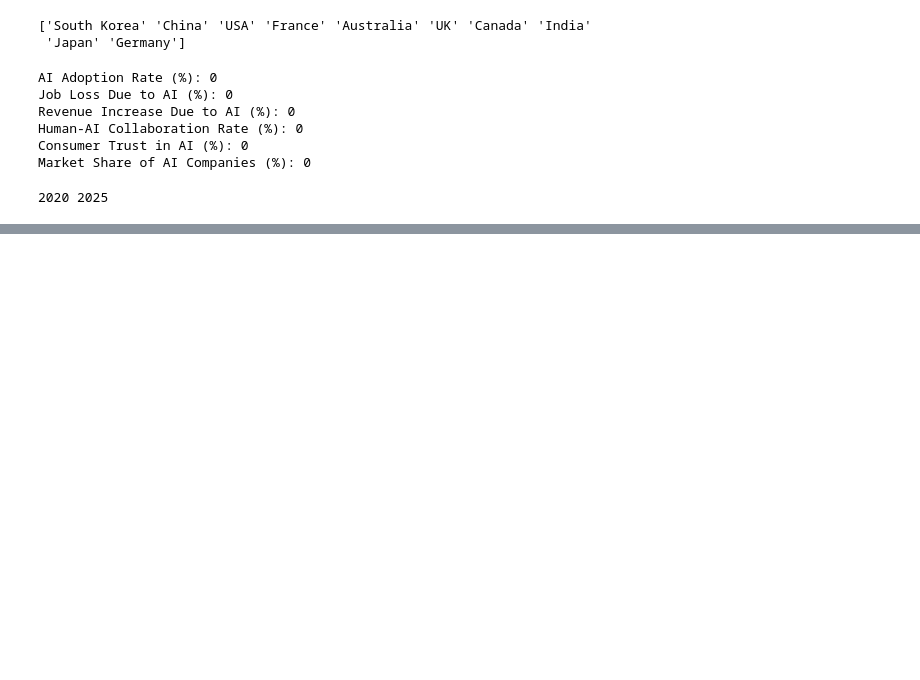
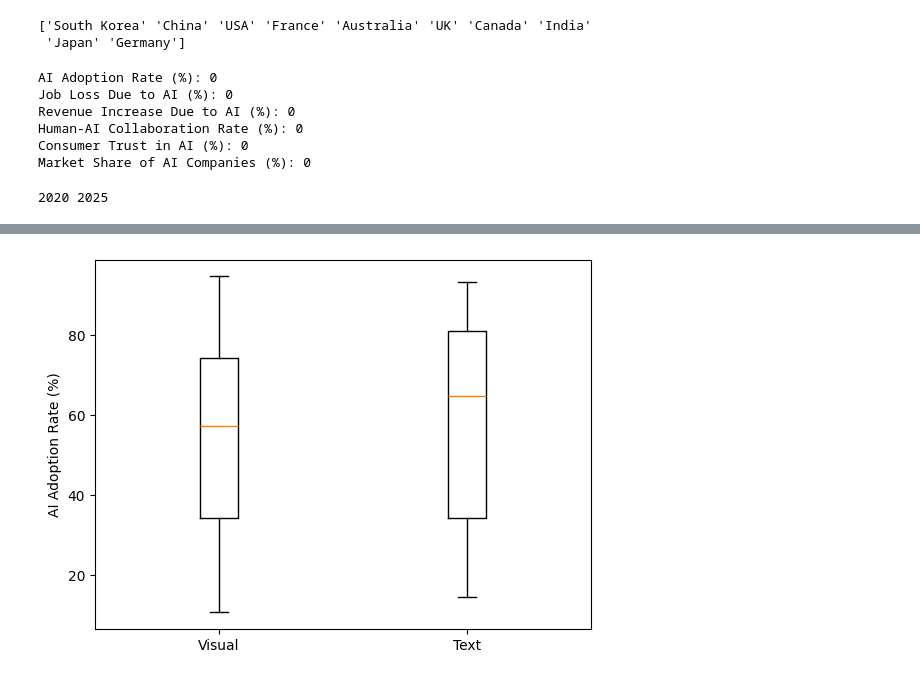
Before and after one commit to sarahchaewon/DSRP_, a Jupyter notebook: test.ipynb, the cells around one changed output, grey strips where cells are left out. Saved outputs shown, nothing was run; the diff lists cells and outputs as text; code cells hidden in the pictures; blank space fills up the shorter version.

```diff
--- a/test.ipynb
+++ b/test.ipynb
@@ -136,0 +163,19 @@ print(df['Year'].min(), df['Year'].max())
+# %%
+visual = df[
+    (df['Top AI Tools Used'] == 'Midjourney') |
+    (df['Top AI Tools Used'] == 'DALL-E') |
+    (df['Top AI Tools Used'] == 'Stable Diffusion')
+]['AI Adoption Rate (%)']
+
+text = df[
+    (df['Top AI Tools Used'] == 'ChatGPT') |
+    (df['Top AI Tools Used'] == 'Claude')
+]['AI Adoption Rate (%)']
+
+plt.boxplot([visual, text],
+            tick_labels=['Visual', 'Text'])
+
+plt.ylabel('AI Adoption Rate (%)')
+plt.show()
+# %% [output]
+[figure, added]
```
Also changed, not shown: parts of 5 cells of this notebook.
